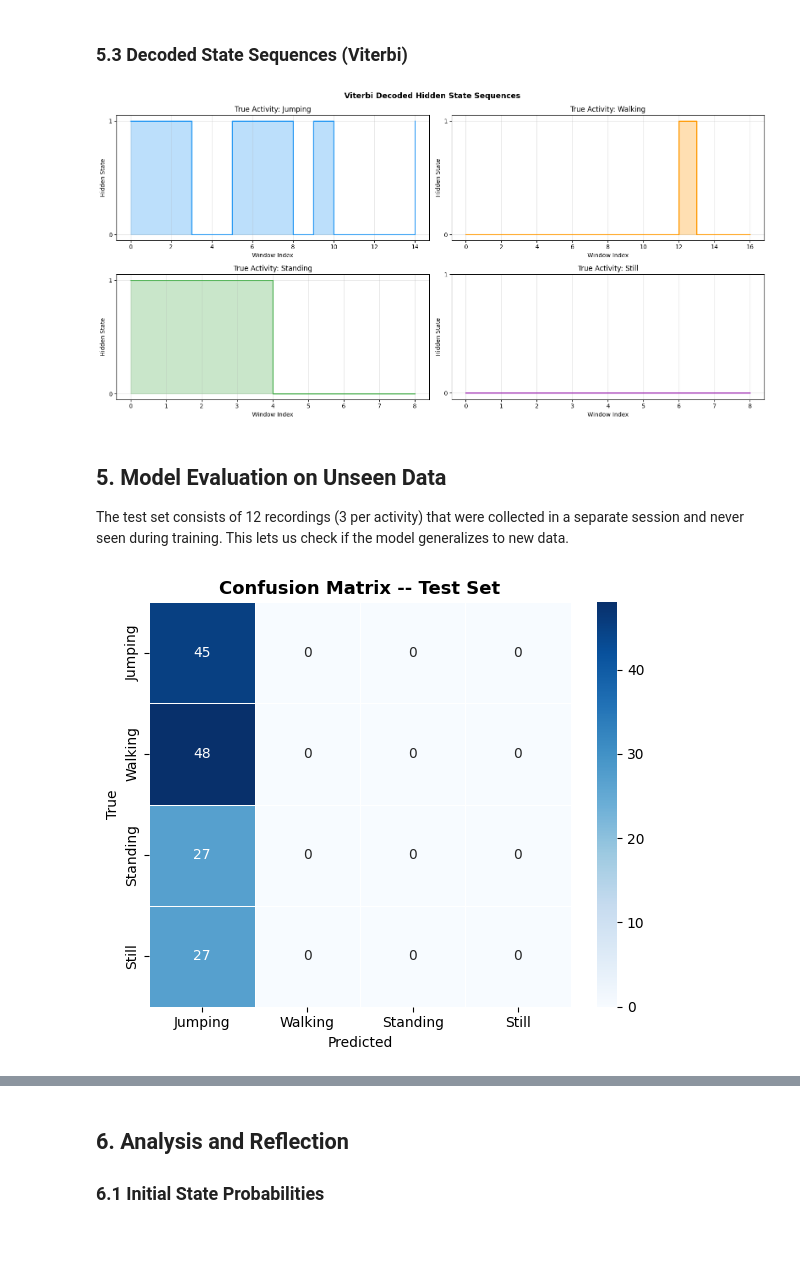
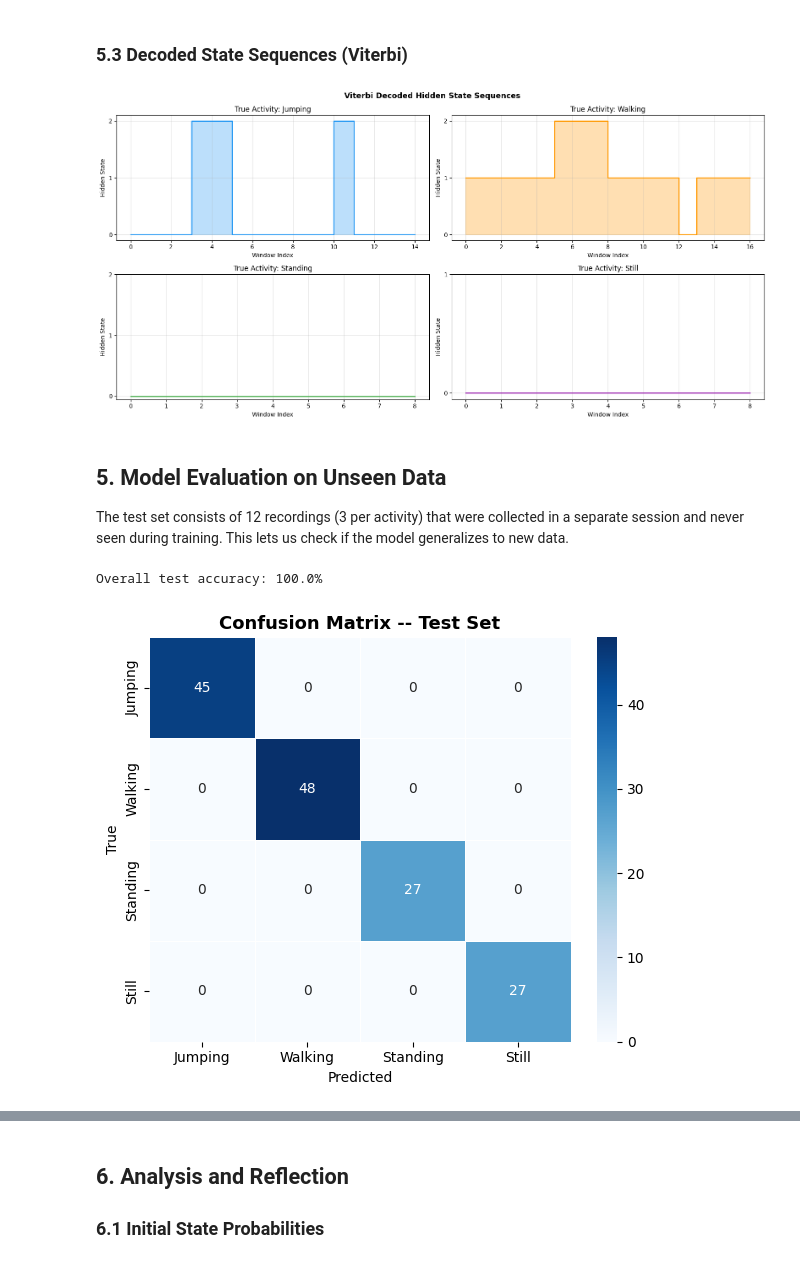
Before and after one commit to IrutingaboRaissa/Hidden-Markov-Models, a Jupyter notebook: hmm_activity_recognition.ipynb, the cells around one changed output, grey strips where cells are left out. Cells and saved outputs as stored; diff of their text form; code cells hidden in the pictures.

Commit message:
improve HMM accuracy

```diff
--- a/hmm_activity_recognition.ipynb
+++ b/hmm_activity_recognition.ipynb
@@ -316,6 +396,14 @@ Window: 100 samples (2s at 50Hz)
 Step: 50 samples (50% overlap)
 # %%
 SENSOR_COLS = ['acc_x', 'acc_y', 'acc_z', 'gyro_x', 'gyro_y', 'gyro_z']
+
+
+def safe_corrcoef(a, b):
+    """Correlation that returns 0.0 when either signal is constant (std=0)."""
+    if np.std(a) < 1e-12 or np.std(b) < 1e-12:
+        return 0.0
+    return float(np.corrcoef(a, b)[0, 1])
+
 
 def compute_features(window, fs):
     """Extract time-domain and frequency-domain features from one window.
@@ -350,9 +438,9 @@ def compute_features(window, fs):
     features.extend([sma_acc, sma_gyro])
 
     # correlation between accelerometer axes (3) -- captures how axes move together
-    corr_xy = np.corrcoef(acc[:, 0], acc[:, 1])[0, 1]
-    corr_xz = np.corrcoef(acc[:, 0], acc[:, 2])[0, 1]
-    corr_yz = np.corrcoef(acc[:, 1], acc[:, 2])[0, 1]
+    corr_xy = safe_corrcoef(acc[:, 0], acc[:, 1])
+    corr_xz = safe_corrcoef(acc[:, 0], acc[:, 2])
+    corr_yz = safe_corrcoef(acc[:, 1], acc[:, 2])
     features.extend([corr_xy, corr_xz, corr_yz])
 
     # zero-crossing rate per axis (6) -- periodic signals cross zero often, flat ones dont
@@ -724,42 +846,46 @@ plt.show()
 # %%
 fig, axes = plt.subplots(2, 2, figsize=(16, 8))
 fig.suptitle('Viterbi Decoded Hidden State Sequences', fontsize=13, fontweight='bold')
 
 colors = ['#2196F3', '#FF9800', '#4CAF50', '#9C27B0']
 
 for ax, activity, color in zip(axes.flatten(), LABEL_NAMES, colors):
     if activity not in hmm_models:
         ax.text(0.5, 0.5, f'No model for {activity}', ha='center', va='center')
         continue
 
     test_keys = sorted([k for k in test_recordings if k.startswith(activity.lower())])
     if not test_keys:
         ax.text(0.5, 0.5, f'No test data', ha='center', va='center')
         continue
 
     X_demo = scaler.transform(extract_windows(test_recordings[test_keys[0]], WINDOW_SIZE, STEP_SIZE, TARGET_SR))
     _, states = viterbi_decode(X_demo, hmm_models[activity])
 
+    n_states = hmm_models[activity].n_components
     ax.step(range(len(states)), states, where='post', color=color, linewidth=2)
     ax.fill_between(range(len(states)), states, step='post', alpha=0.3, color=color)
     ax.set_title(f'True Activity: {activity}')
     ax.set_xlabel('Window Index')
     ax.set_ylabel('Hidden State')
-    ax.set_yticks(range(N_COMPONENTS))
+    ax.set_yticks(range(n_states))
     ax.grid(True, alpha=0.3)
 
 plt.tight_layout()
 plt.savefig('decoded_sequences.png', dpi=150, bbox_inches='tight')
 plt.show()
 # %% [output]
-[figure, old version]
+[figure, new version]
 # %% [markdown]
 ## 5. Model Evaluation on Unseen Data
 
 The test set consists of 12 recordings (3 per activity) that were collected in a separate session and never seen during training. This lets us check if the model generalizes to new data.
 # %%
-# predict on test set
-y_pred = predict_all(X_test, hmm_models, train_baselines)
+# predict on test set using sequence-level scoring
+y_pred = predict_all(X_test, hmm_models, train_baselines, lengths=lengths_test)
+
+overall_acc = np.sum(y_test == y_pred) / len(y_test)
+print(f"Overall test accuracy: {overall_acc:.1%}")
 
 # confusion matrix
 cm = confusion_matrix(y_test, y_pred)
@@ -775,7 +901,8 @@ plt.tight_layout()
 plt.savefig('confusion_matrix.png', dpi=150, bbox_inches='tight')
 plt.show()
 # %% [output]
+Overall test accuracy: 100.0%
-[figure, old version]
+[figure, new version]
 # %%
 def compute_metrics(cm, names):
     """Calculate sensitivity, specificity, and accuracy for each class."""
```
Also changed, not shown: parts of 17 cells of this notebook, 5 other files.
